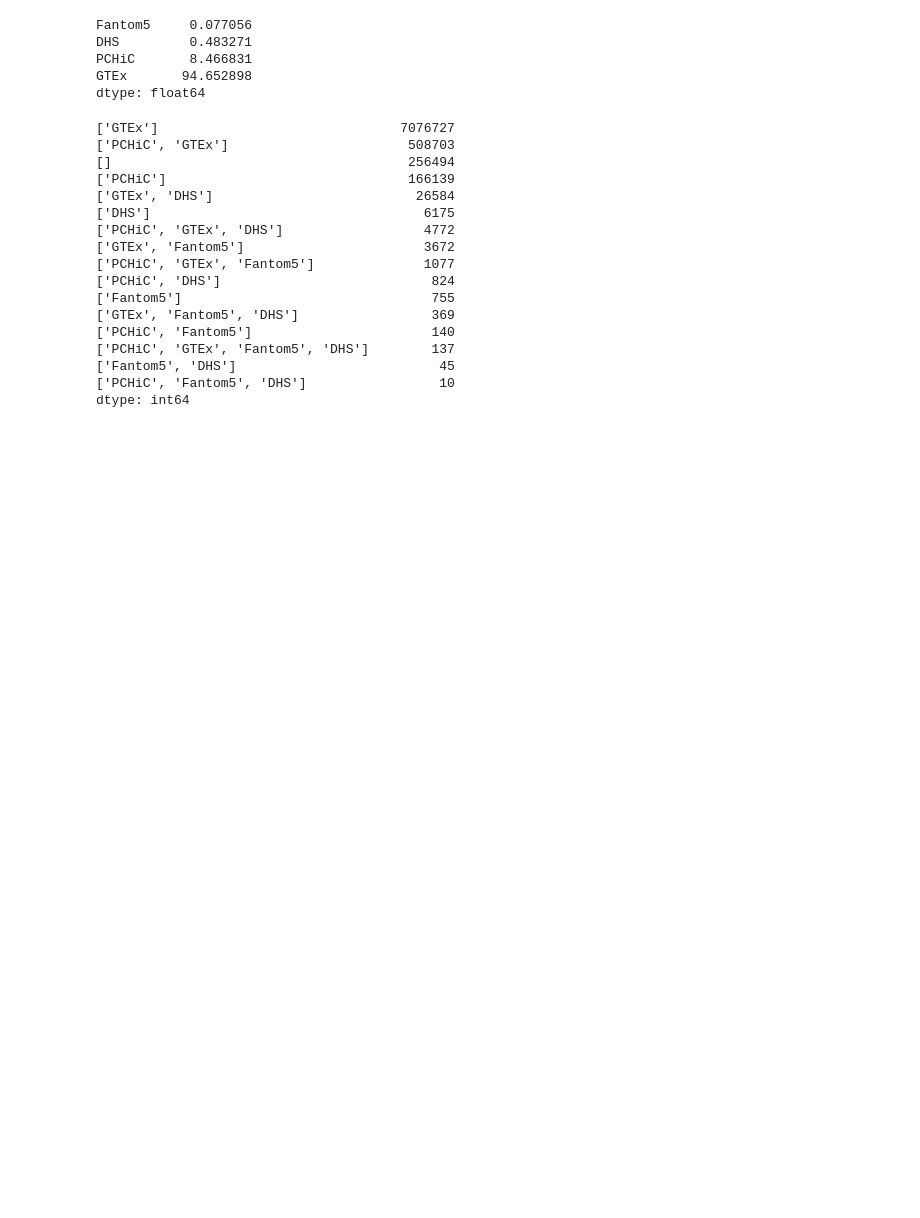
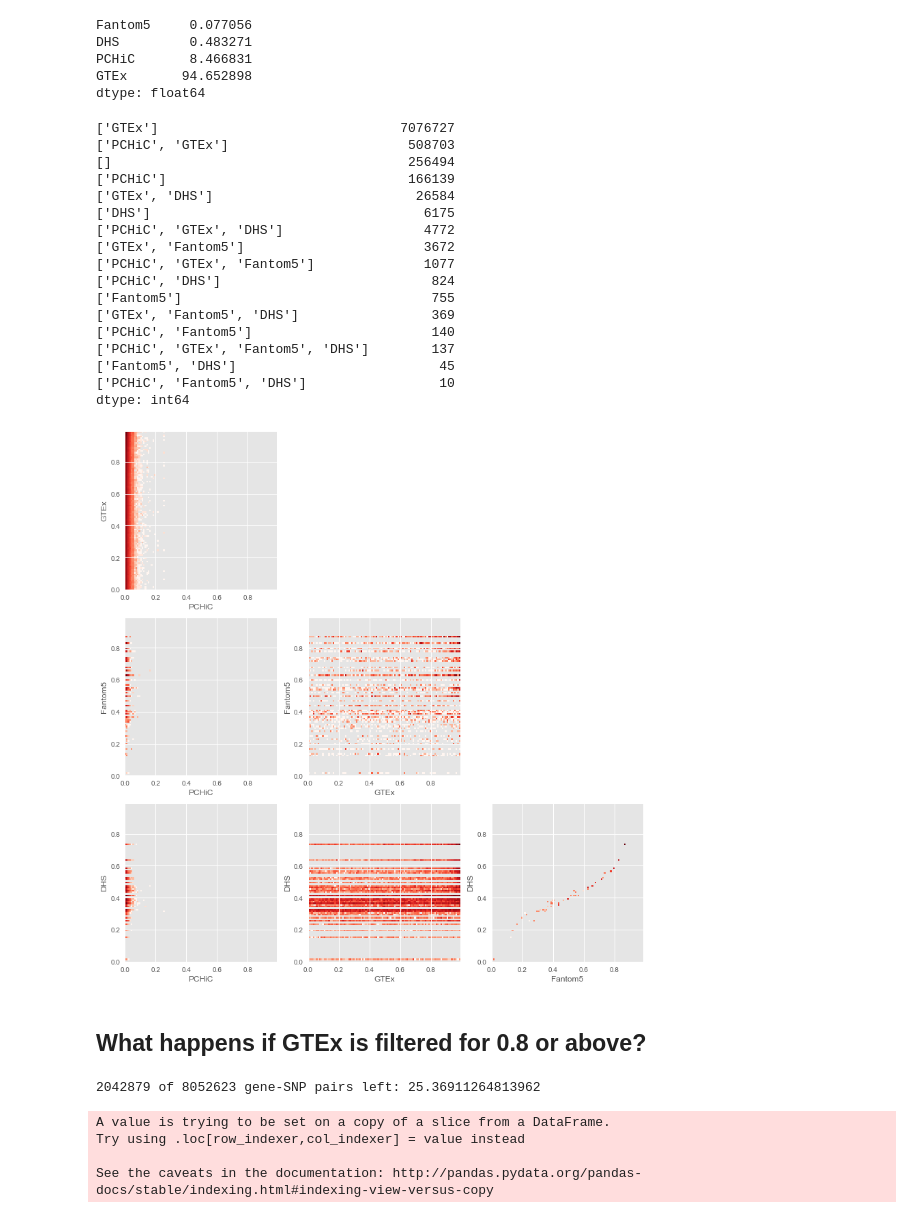
Before and after one commit to opentargets-archive/postgap_analysis, a Jupyter notebook: postgap_issues_2017_11_22.ipynb, the cells around one changed output. Drawn from its saved outputs; the diff is of its cells as text; code cells hidden in the pictures; blank space fills up the shorter version.

```diff
--- a/postgap_issues_2017_11_22.ipynb
+++ b/postgap_issues_2017_11_22.ipynb
@@ -251,3 +251,53 @@ ot_scores_filtered.apply(lambda x: str([c for c in x.index if x[c] > 0]), axis=1
 ['Fantom5', 'DHS']                          45
 ['PCHiC', 'Fantom5', 'DHS']                 10
 dtype: int64
+# %%
+from itertools import combinations
+def pairwise_score_hist(scores, parts):
+    plt.figure(figsize=(30, 30))
+    xrange = np.arange(0, 1, 0.01)
+    yrange = np.arange(0, 1, 0.01)
+#     plt.title("Subscore comparison across gene-SNP pairs (same chromosome; d < 1Mbp)", fontsize=14)
+    for (i, c) in enumerate(combinations(sorted(parts), 2)):
+        # calc
+        positive_scores = scores[list(c)] # just 2 cols we need
+        positive_scores = positive_scores[(positive_scores[c[0]] > 0) & (positive_scores[c[1]] > 0)] # at least one >0
+        x = (positive_scores[c[0]])
+        y = (positive_scores[c[1]])
+
+        # plot
+        n = len(score_parts)
+        plt.subplot(n, n, (parts.index(c[1]) * n) + parts.index(c[0]) + 1)
+#         plt.hist2d(x, y, bins=(100, 100), norm=matplotlib.colors.LogNorm(), cmap=matplotlib.cm.Reds)
+        plt.hist2d(x, y, bins=(xrange, yrange), norm=matplotlib.colors.LogNorm(), cmap=matplotlib.cm.Reds)
+        plt.ylabel('{}'.format(c[1]))
+        plt.xlabel('{}'.format(c[0]))
+    plt.tight_layout()
+    plt.show()
+# %%
+# how do subscores compare for same chromosome and d < 1Mbp?
+pairwise_score_hist(ot_scores_filtered, ot_score_parts)
+# %% [output]
+[figure, added]
+# %% [markdown]
+## What happens if GTEx is filtered for 0.8 or above?
+# %%
+# filter for gtex > 0.8
+ot_scores_less_gtex = ot_scores_filtered[ot_scores_filtered.GTEx > 0.8]
+print('{} of {} gene-SNP pairs left: {}'.format(
+    len(ot_scores_less_gtex),
+    len(ot_scores_filtered),
+    len(ot_scores_less_gtex) * 100 / len(ot_scores_filtered)
+))
+# %% [output]
+2042879 of 8052623 gene-SNP pairs left: 25.36911264813962
+# %%
+# transform gtex [0.8, 1] => [0, 1]
+ot_scores_less_gtex['GTEx_transformed'] = ot_scores_less_gtex['GTEx'].apply(lambda x: (x - 0.8) * 5)
+ot_scores_less_gtex.head()
+ot_score_parts_less_gtex = ['GTEx_transformed', *[p for p in ot_score_parts if p != 'GTEx']]
+# %% [output]
+A value is trying to be set on a copy of a slice from a DataFrame.
+Try using .loc[row_indexer,col_indexer] = value instead
+
+See the caveats in the documentation: http://pandas.pydata.org/pandas-docs/stable/indexing.html#indexing-view-versus-copy
```
Also changed, not shown: parts of 6 cells of this notebook.
